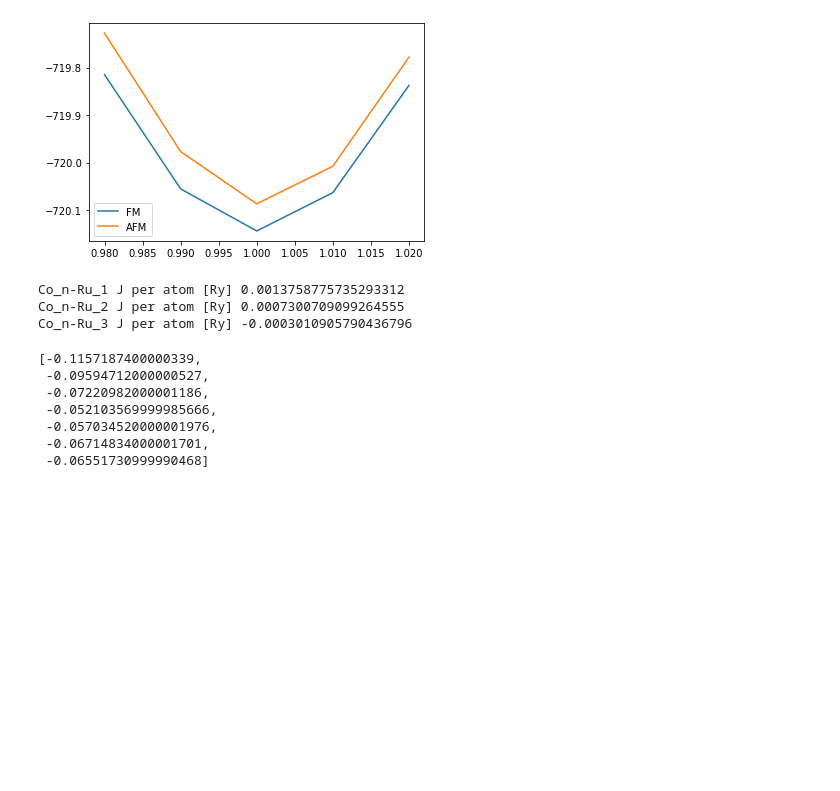
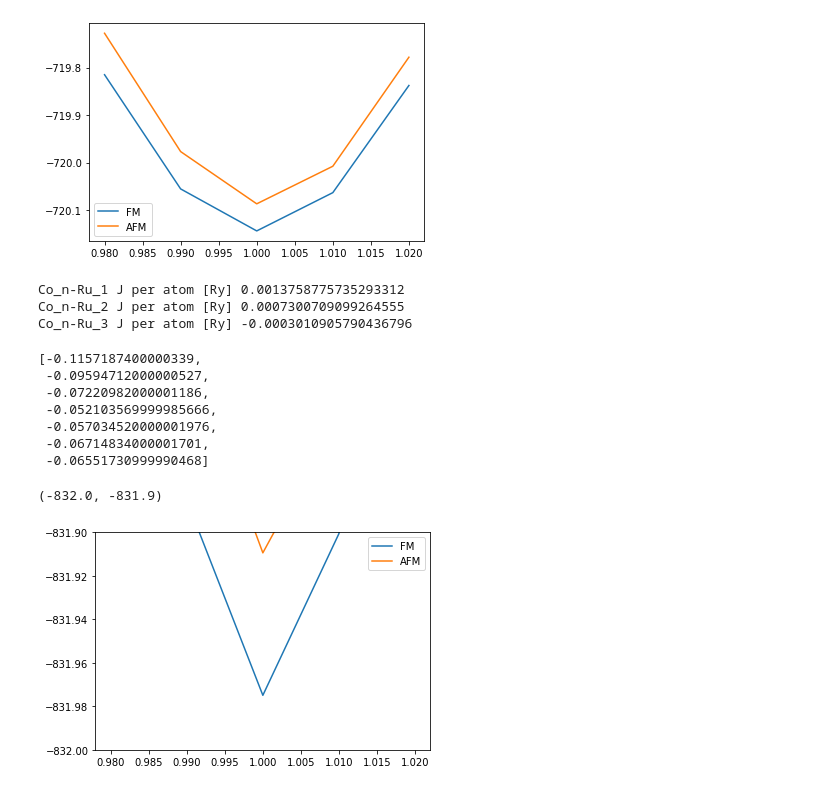
Before and after one commit to janpriessnitz/magsim, a Jupyter notebook: CoRuCo_sergiu/Main.ipynb, the cells around one changed output. Saved outputs shown, nothing was run; the diff lists cells and outputs as text; code cells hidden in the pictures; blank space fills up the shorter version.

```diff
--- a/CoRuCo_sergiu/Main.ipynb
+++ b/CoRuCo_sergiu/Main.ipynb
@@ -78,3 +78,9 @@ Js['Co_n-Ru_3']
  -0.057034520000001976,
  -0.06714834000001701,
  -0.06551730999990468]
+# %%
+plot_ene("Co_n-Ru_3", 11)
+plt.ylim(-832, -831.9)
+# %% [output]
+(-832.0, -831.9)
+[figure, added]
```
